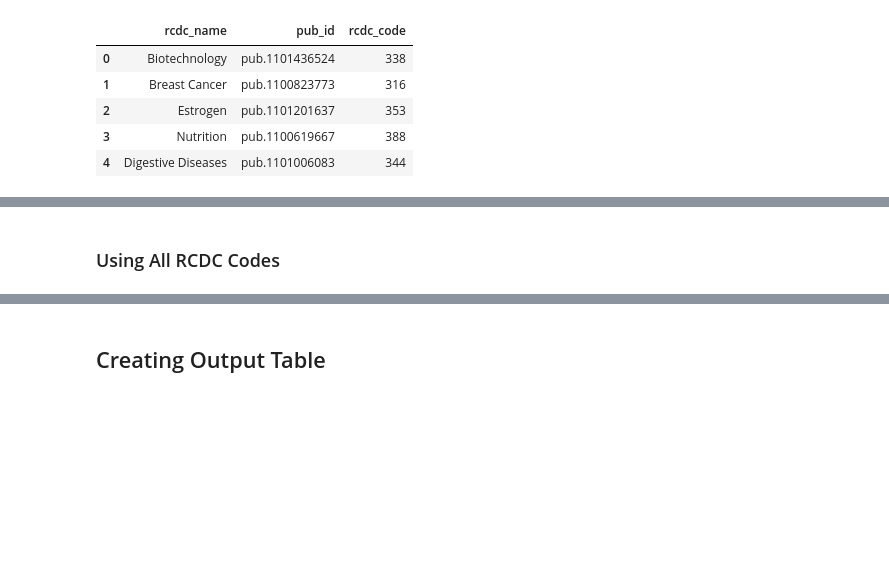
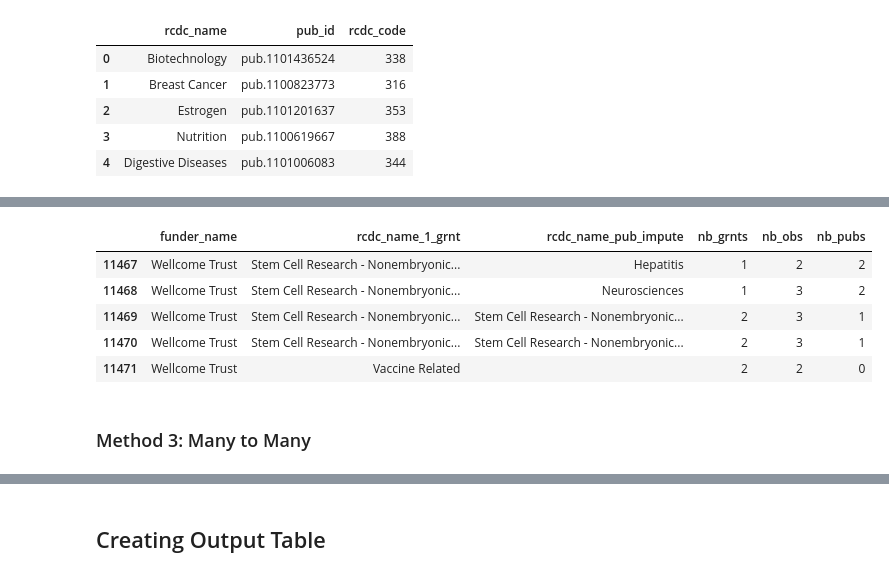
Before and after one commit to Coleridge-Initiative/helios, a Jupyter notebook: scripts/comparison_analysis.ipynb, the cells around one changed output, grey strips where cells are left out. Cells and saved outputs as stored; diff of their text form; code cells hidden in the pictures; blank space fills up the shorter version.

```diff
--- a/scripts/comparison_analysis.ipynb
+++ b/scripts/comparison_analysis.ipynb
@@ -725 +788,10 @@ rcdc_1_comp_agency.head()
+# %%
+rcdc_comp_agency.tail()
+# %% [output]
+|  | funder_name | rcdc_name_1_grnt | rcdc_name_pub_impute | nb_grnts | nb_obs | nb_pubs |
+| 11467 | Wellcome Trust | Stem Cell Research - Nonembryonic... | Hepatitis | 1 | 2 | 2 |
+| 11468 | Wellcome Trust | Stem Cell Research - Nonembryonic... | Neurosciences | 1 | 3 | 2 |
+| 11469 | Wellcome Trust | Stem Cell Research - Nonembryonic... | Stem Cell Research - Nonembryonic... | 2 | 3 | 1 |
+| 11470 | Wellcome Trust | Stem Cell Research - Nonembryonic... | Stem Cell Research - Nonembryonic... | 2 | 3 | 1 |
+| 11471 | Wellcome Trust | Vaccine Related |  | 2 | 2 | 0 |
 # %%
@@ -727,2 +800,2 @@ rcdc_1_comp_agency.to_csv('../output/first_rcdc_grnt_pubs_comp.csv', index=False
-# %% [markdown]
-### Using All RCDC Codes
+# %% [markdown]
+### Method 3: Many to Many
```
Also changed, not shown: parts of 32 cells of this notebook, 7 other files.
